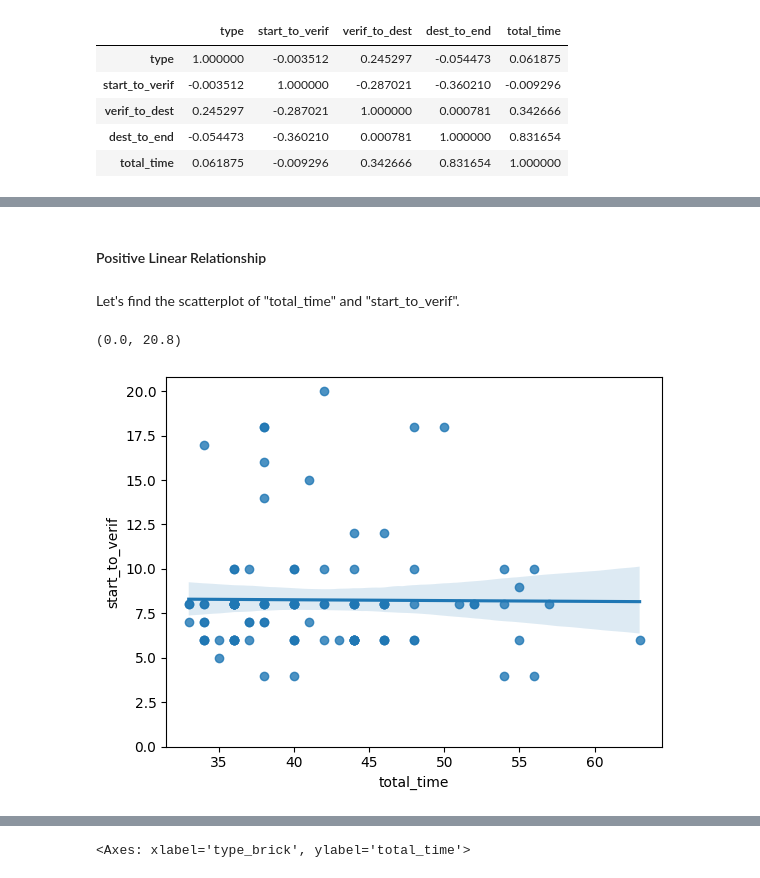
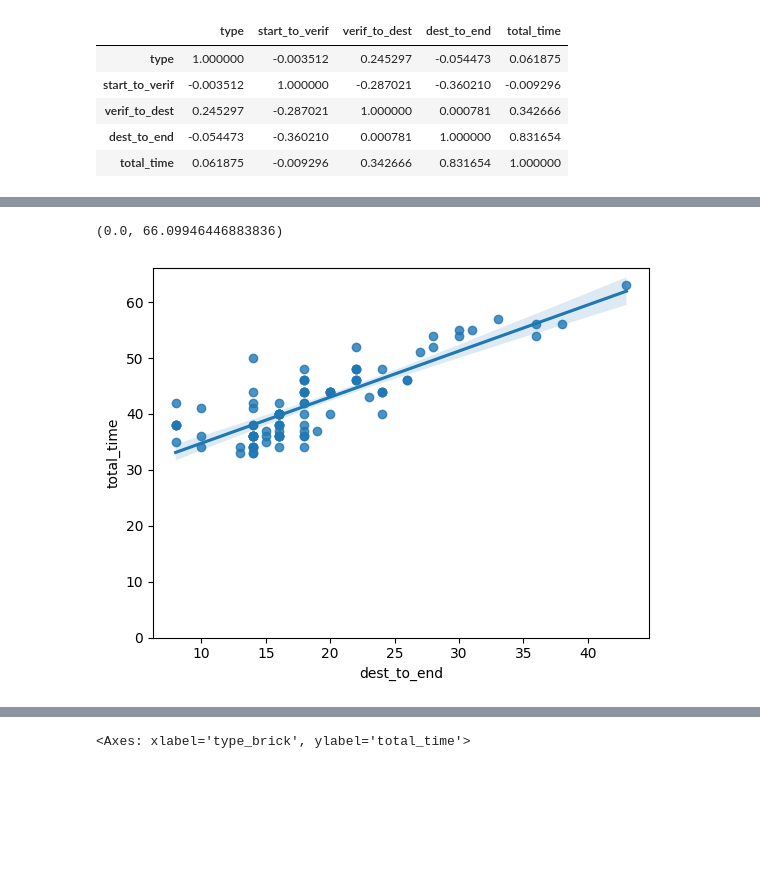
Before and after one commit to UsmanovSla/MGD-RSS, a Jupyter notebook: model/01_DataScience/DS_03_Features.ipynb, the cells around one changed output, grey strips where cells are left out. Drawn from its saved outputs; the diff is of its cells as text; code cells hidden in the pictures; blank space fills up the shorter version.

```diff
--- a/model/01_DataScience/DS_03_Features.ipynb
+++ b/model/01_DataScience/DS_03_Features.ipynb
@@ -88,11 +50,7 @@ The diagonal elements are always one; we will study correlation more precisely P
-# %% [markdown]
-<h4>Positive Linear Relationship</h4>
-# %% [markdown]
-Let's find the scatterplot of "total_time" and "start_to_verif".
 # %%
-# Engine size as potential predictor variable of price
-sns.regplot(x="total_time", y="start_to_verif", data=df)
+# 'dest_to_end' jako potenciální prediktor 'total_time'
+sns.regplot(x="dest_to_end", y="total_time", data=df)
 plt.ylim(0,)
 # %% [output]
-(0.0, 20.8)
+(0.0, 66.09946446883836)
-[figure, old version]
+[figure, new version]
```
Also changed, not shown: parts of 83 cells of this notebook, 3 other files.
